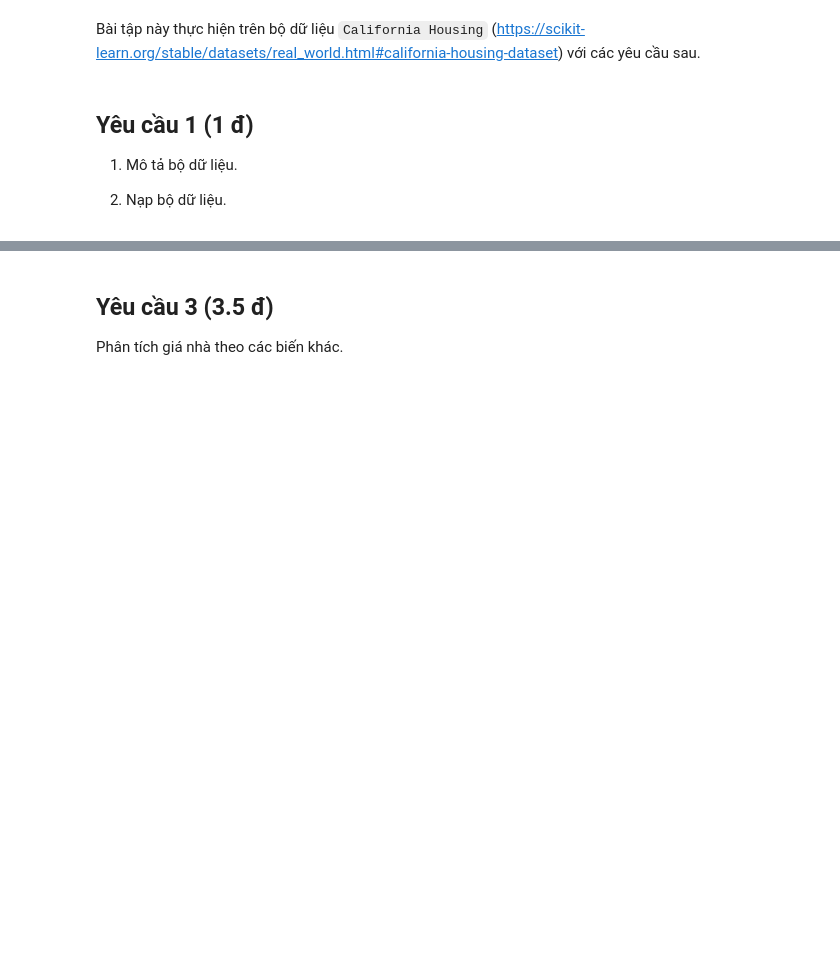
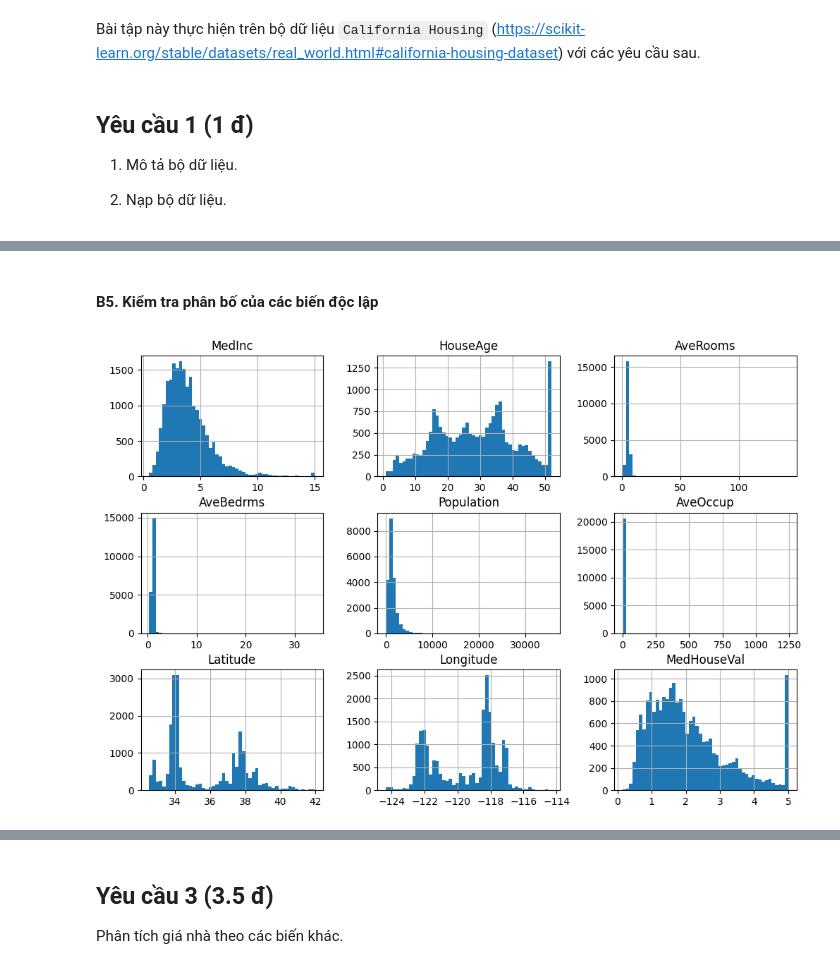
Before and after one commit to vietch2612/22850034-hcmus-assignment, a Jupyter notebook: computer_statistic/ex4/22850034.ipynb, the cells around one changed output, grey strips where cells are left out. Drawn from its saved outputs; the diff is of its cells as text; code cells hidden in the pictures; blank space fills up the shorter version.

```diff
--- a/computer_statistic/ex4/22850034.ipynb
+++ b/computer_statistic/ex4/22850034.ipynb
@@ -58,0 +146,7 @@ x['MedInc'].hist()
+# %% [markdown]
+#### B5. Kiểm tra phân bố của các biến độc lập
+# %%
+df.hist(bins=50, figsize=(12,8))
+plt.show()
+# %% [output]
+[figure, added]
```
Also changed, not shown: parts of 64 cells of this notebook, 5 other files.
